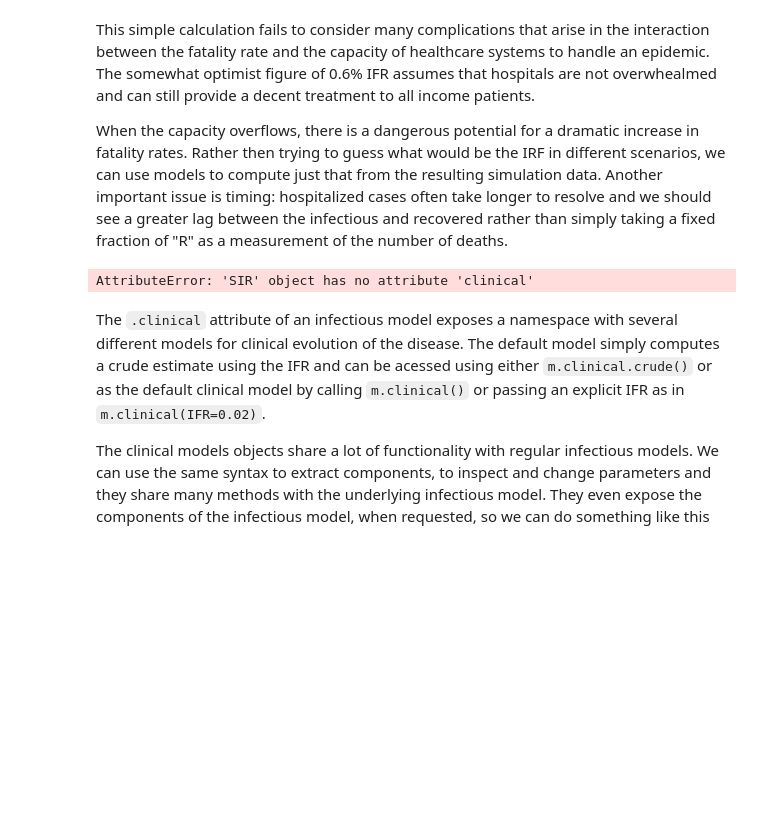
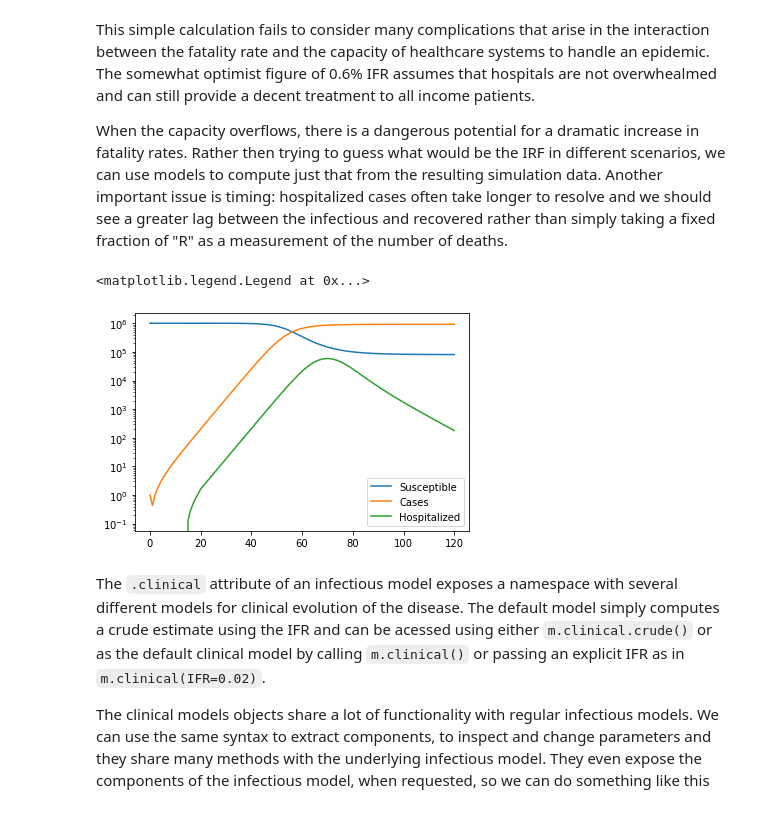
Before and after one commit to pydemic/pydemic, a Jupyter notebook: notebooks/intro.ipynb, the cells around one changed output. Cells and saved outputs as stored; diff of their text form; code cells hidden in the pictures; blank space fills up the shorter version.

Commit message:
Create clinical acessor object

```diff
--- a/notebooks/intro.ipynb
+++ b/notebooks/intro.ipynb
@@ -92,10 +92,12 @@ This simple calculation fails to consider many complications that arise in the i
 
 When the capacity overflows, there is a dangerous potential for a dramatic increase in fatality rates. Rather then trying to guess what would be the IRF in different scenarios, we can use models to compute just that from the resulting simulation data. Another important issue is timing: hospitalized cases often take longer to resolve and we should see a greater lag between the infectious and recovered rather than simply taking a fixed fraction of "R" as a measurement of the number of deaths.
 # %%
-h = m.clinical.lagged_hospitalization()
-h.plot()
+h = m.clinical.hospitalization_with_delay()
+h.plot(["susceptible", "cases", "hospitalized"])
+plt.legend()
 # %% [output]
-AttributeError: 'SIR' object has no attribute 'clinical'
+<matplotlib.legend.Legend at 0x...>
+[figure, added]
 # %% [markdown]
 The `.clinical` attribute of an infectious model exposes a namespace with several different models for clinical evolution of the disease. The default model simply computes a crude estimate using the IFR and can be acessed using either `m.clinical.crude()` or as the default clinical model by calling `m.clinical()` or passing an explicit IFR as in `m.clinical(IFR=0.02)`.
 
```
Also changed, not shown: parts of 13 cells of this notebook, 15 other files.
